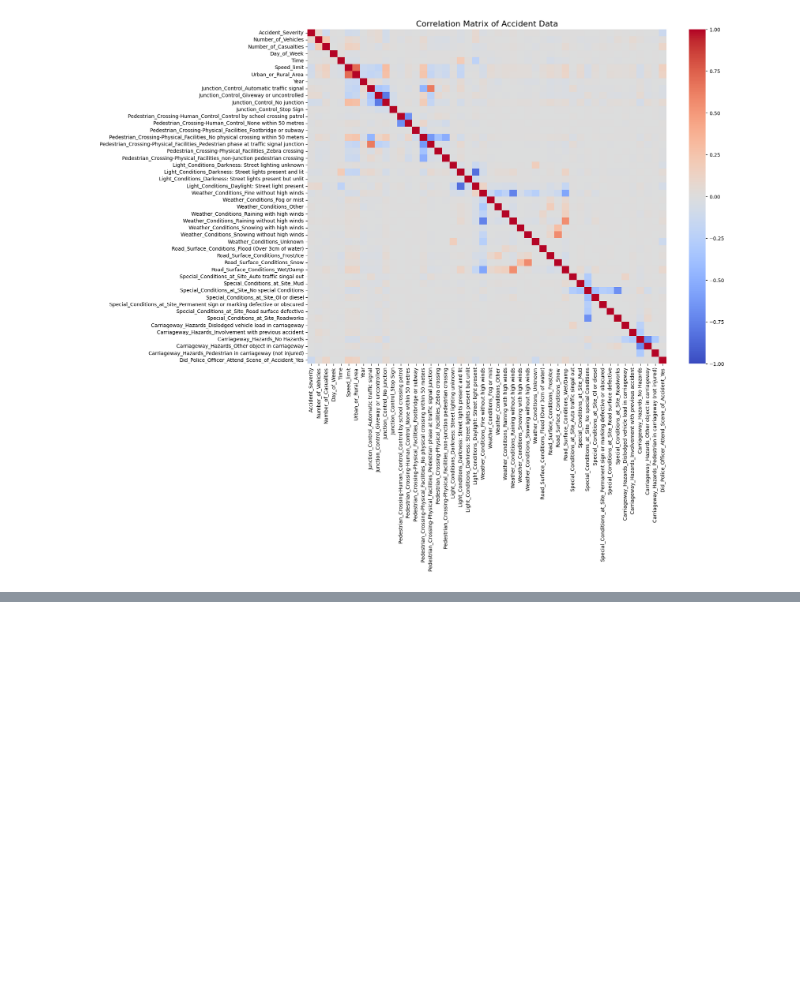
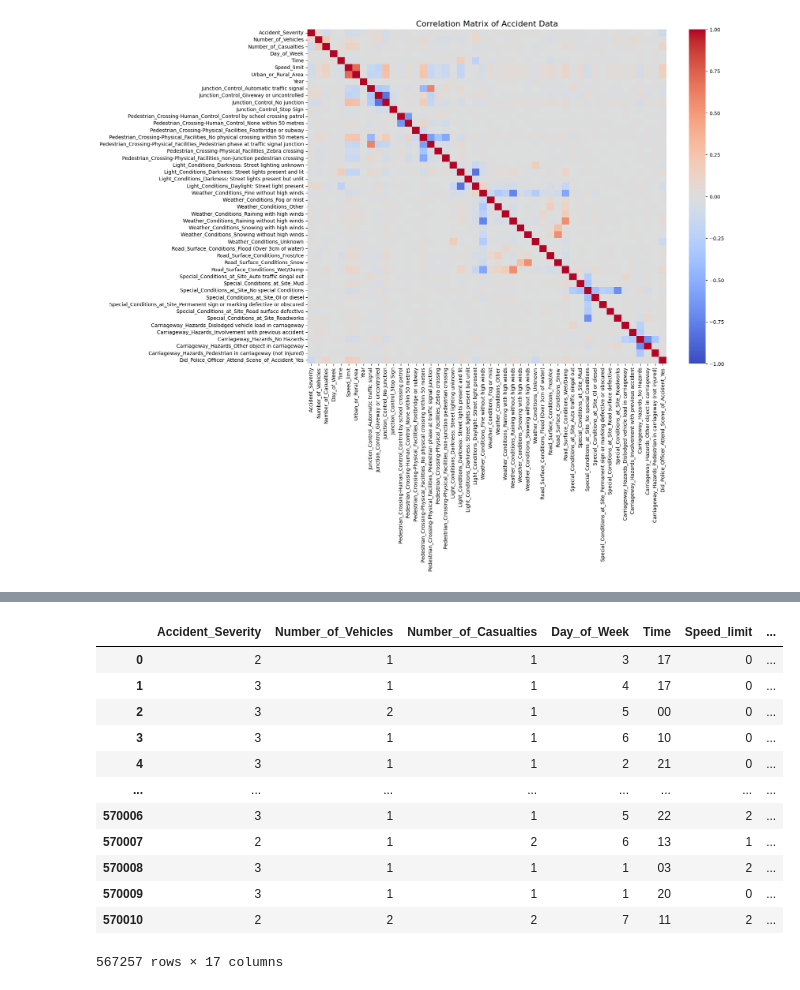
Before and after one commit to ZackRoland/UK_Car_Accident_Severity_Predictor, a Jupyter notebook: model_exploration.ipynb, the cells around one changed output, grey strips where cells are left out. Drawn from its saved outputs; the diff is of its cells as text; code cells hidden in the pictures; blank space fills up the shorter version.

```diff
--- a/model_exploration.ipynb
+++ b/model_exploration.ipynb
@@ -441,0 +441,16 @@ plt.show()
+# %%
+df
+# %% [output]
+|  | Accident_Severity | Number_of_Vehicles | Number_of_Casualties | Day_of_Week | Time | Speed_limit | ... |
+| 0 | 2 | 1 | 1 | 3 | 17 | 0 | ... |
+| 1 | 3 | 1 | 1 | 4 | 17 | 0 | ... |
+| 2 | 3 | 2 | 1 | 5 | 00 | 0 | ... |
+| 3 | 3 | 1 | 1 | 6 | 10 | 0 | ... |
+| 4 | 3 | 1 | 1 | 2 | 21 | 0 | ... |
+| ... | ... | ... | ... | ... | ... | ... | ... |
+| 570006 | 3 | 1 | 1 | 5 | 22 | 2 | ... |
+| 570007 | 2 | 1 | 2 | 6 | 13 | 1 | ... |
+| 570008 | 3 | 1 | 1 | 1 | 03 | 2 | ... |
+| 570009 | 3 | 1 | 1 | 1 | 20 | 0 | ... |
+| 570010 | 2 | 2 | 2 | 7 | 11 | 2 | ... |
+567257 rows × 17 columns
```
Also changed, not shown: parts of 34 cells of this notebook, 1 other file.
